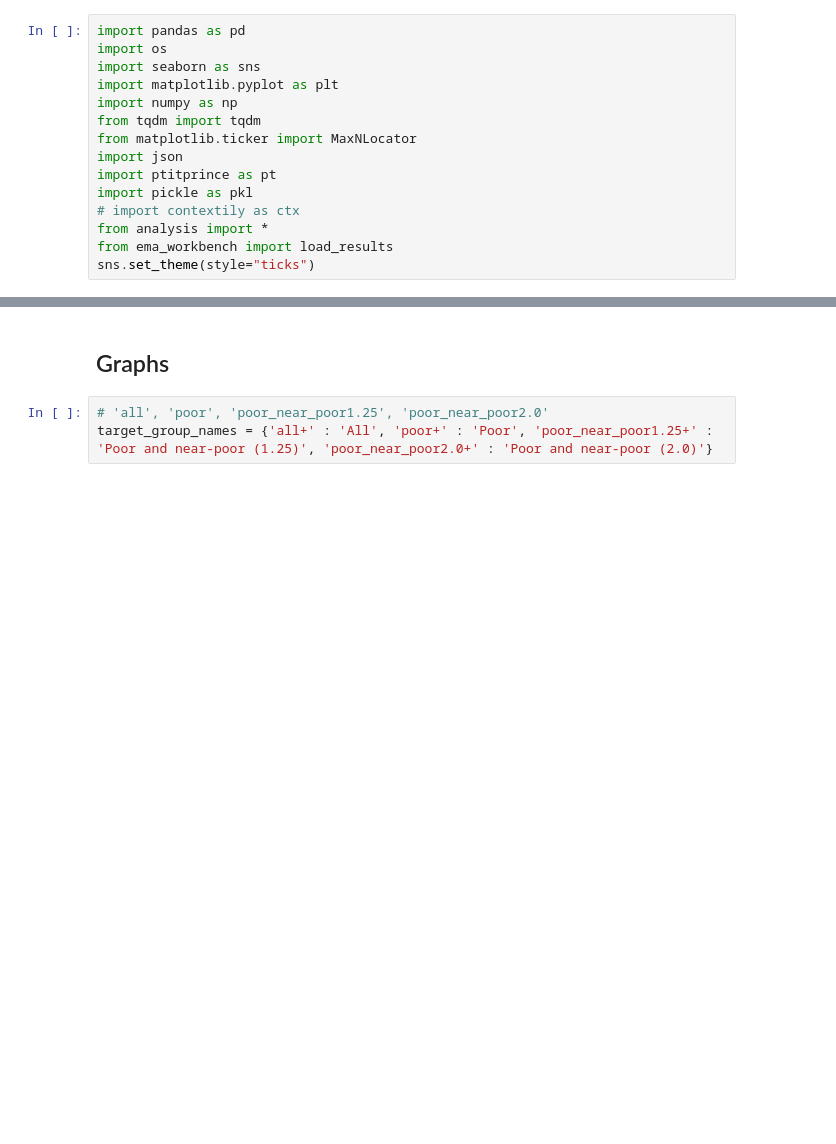
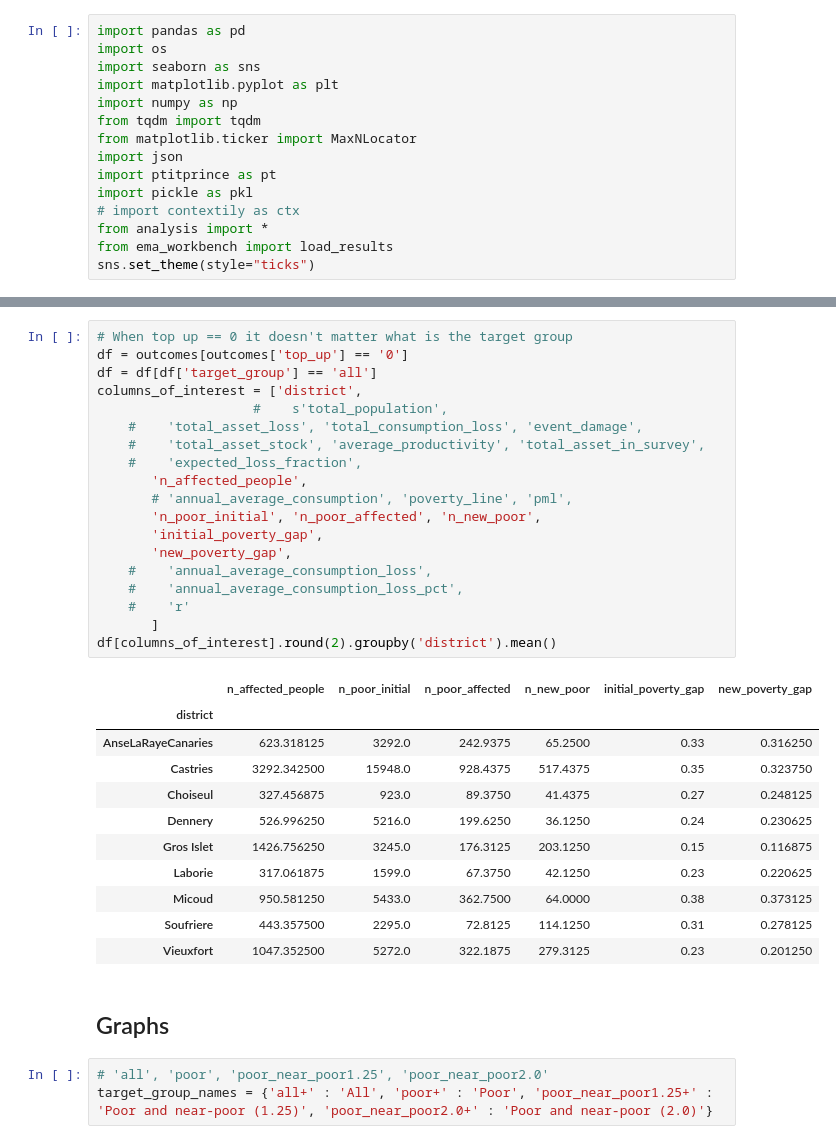
Before and after one commit to mikhailsirenko/unbreakable, a Jupyter notebook: notebooks/policy_analysis.ipynb, the cells around one changed output, grey strips where cells are left out. Drawn from its saved outputs; the diff is of its cells as text; blank space fills up the shorter version.

```diff
--- a/notebooks/policy_analysis.ipynb
+++ b/notebooks/policy_analysis.ipynb
@@ -40,3 +85,34 @@ for col in outcomes.columns:
+# %%
+# When top up == 0 it doesn't matter what is the target group
+df = outcomes[outcomes['top_up'] == '0']
+df = df[df['target_group'] == 'all']
+columns_of_interest = ['district',
+                    #    s'total_population',
+    #    'total_asset_loss', 'total_consumption_loss', 'event_damage',
+    #    'total_asset_stock', 'average_productivity', 'total_asset_in_survey',
+    #    'expected_loss_fraction',
+       'n_affected_people',
+       # 'annual_average_consumption', 'poverty_line', 'pml',
+       'n_poor_initial', 'n_poor_affected', 'n_new_poor',
+       'initial_poverty_gap',
+       'new_poverty_gap',
+    #    'annual_average_consumption_loss',
+    #    'annual_average_consumption_loss_pct',
+    #    'r'
+       ]
+df[columns_of_interest].round(2).groupby('district').mean()
+# %% [output]
+|  | n_affected_people | n_poor_initial | n_poor_affected | n_new_poor | initial_poverty_gap | new_poverty_gap |
+| district |  |  |  |  |  |  |
+| AnseLaRayeCanaries | 623.318125 | 3292.0 | 242.9375 | 65.2500 | 0.33 | 0.316250 |
+| Castries | 3292.342500 | 15948.0 | 928.4375 | 517.4375 | 0.35 | 0.323750 |
+| Choiseul | 327.456875 | 923.0 | 89.3750 | 41.4375 | 0.27 | 0.248125 |
+| Dennery | 526.996250 | 5216.0 | 199.6250 | 36.1250 | 0.24 | 0.230625 |
+| Gros Islet | 1426.756250 | 3245.0 | 176.3125 | 203.1250 | 0.15 | 0.116875 |
+| Laborie | 317.061875 | 1599.0 | 67.3750 | 42.1250 | 0.23 | 0.220625 |
+| Micoud | 950.581250 | 5433.0 | 362.7500 | 64.0000 | 0.38 | 0.373125 |
+| Soufriere | 443.357500 | 2295.0 | 72.8125 | 114.1250 | 0.31 | 0.278125 |
+| Vieuxfort | 1047.352500 | 5272.0 | 322.1875 | 279.3125 | 0.23 | 0.201250 |
 # %% [markdown]
 ## Graphs
 # %%
```
Also changed, not shown: parts of 16 cells of this notebook, 1 other file.
